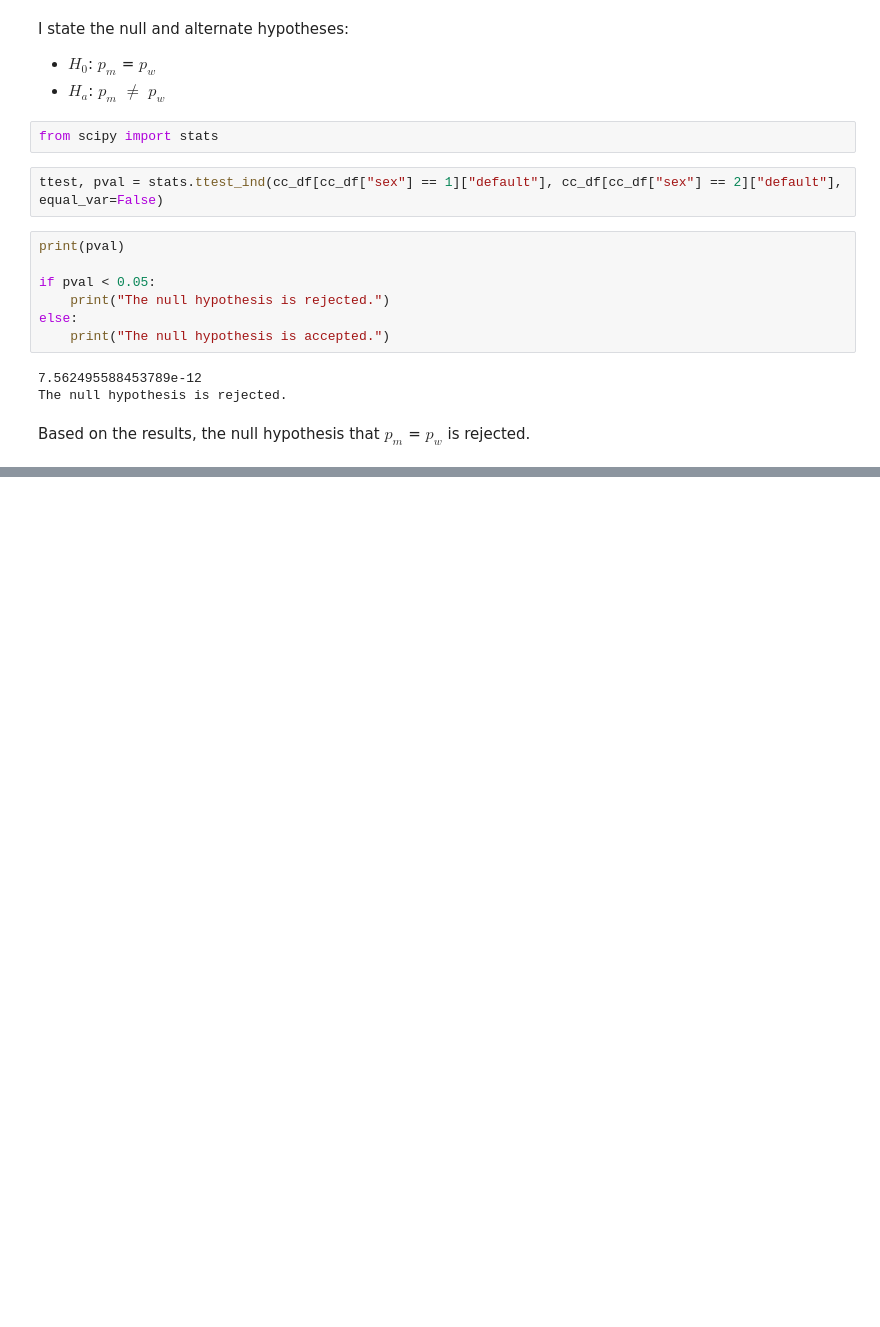
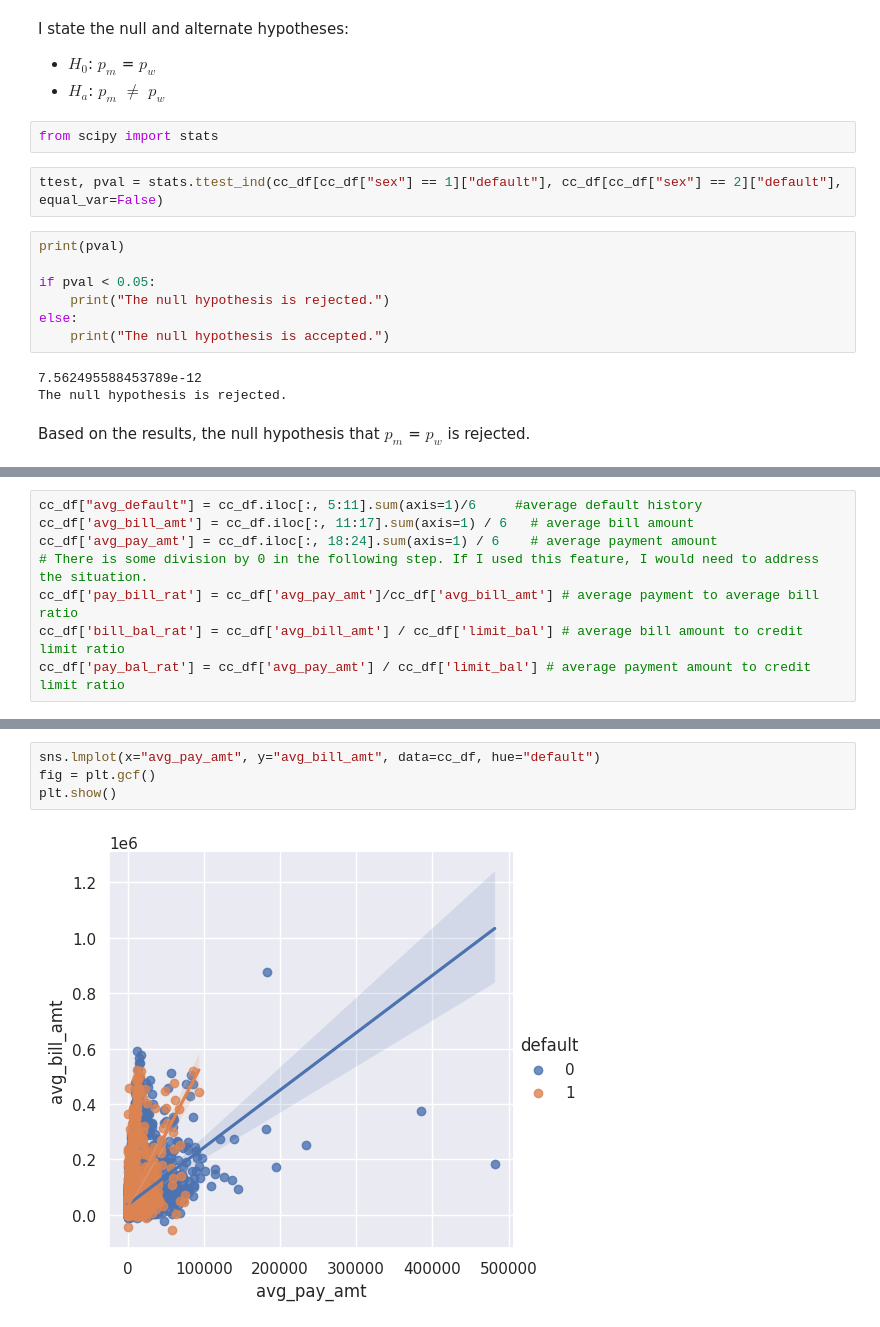
Before and after one commit to vishalsingh17/CreditCardDefaulterPrediction, a Jupyter notebook: notebook/EDA.ipynb, the cells around one changed output, grey strips where cells are left out. Saved outputs shown, nothing was run; the diff lists cells and outputs as text; blank space fills up the shorter version.

```diff
--- a/notebook/EDA.ipynb
+++ b/notebook/EDA.ipynb
@@ -577,0 +578,8 @@ Based on the results, the null hypothesis that $p_m$ = $p_w$ is rejected.
+# %%
+cc_df["avg_default"] = cc_df.iloc[:, 5:11].sum(axis=1)/6     #average default history
+cc_df['avg_bill_amt'] = cc_df.iloc[:, 11:17].sum(axis=1) / 6   # average bill amount
+cc_df['avg_pay_amt'] = cc_df.iloc[:, 18:24].sum(axis=1) / 6    # average payment amount
+# There is some division by 0 in the following step. If I used this feature, I would need to address the situation.
+cc_df['pay_bill_rat'] = cc_df['avg_pay_amt']/cc_df['avg_bill_amt'] # average payment to average bill ratio
+cc_df['bill_bal_rat'] = cc_df['avg_bill_amt'] / cc_df['limit_bal'] # average bill amount to credit limit ratio
+cc_df['pay_bal_rat'] = cc_df['avg_pay_amt'] / cc_df['limit_bal'] # average payment amount to credit limit ratio
@@ -577,0 +631,6 @@ Based on the results, the null hypothesis that $p_m$ = $p_w$ is rejected.
+# %%
+sns.lmplot(x="avg_pay_amt", y="avg_bill_amt", data=cc_df, hue="default")
+fig = plt.gcf()
+plt.show()
+# %% [output]
+[figure, added]
```
Also changed, not shown: parts of 35 cells of this notebook, 1 other file.
